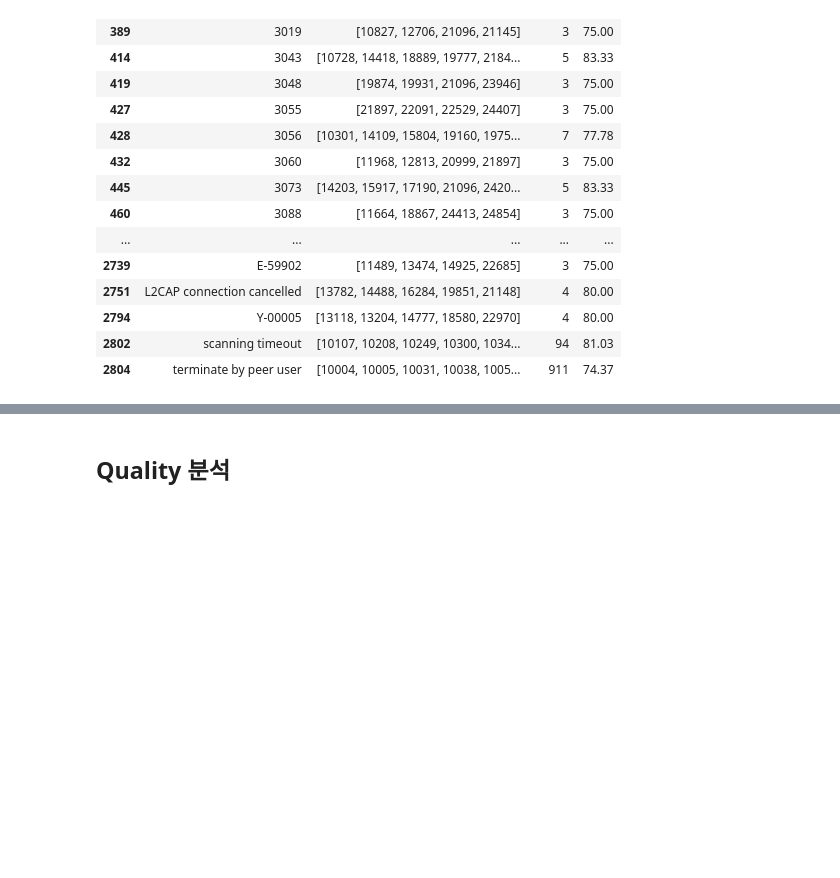
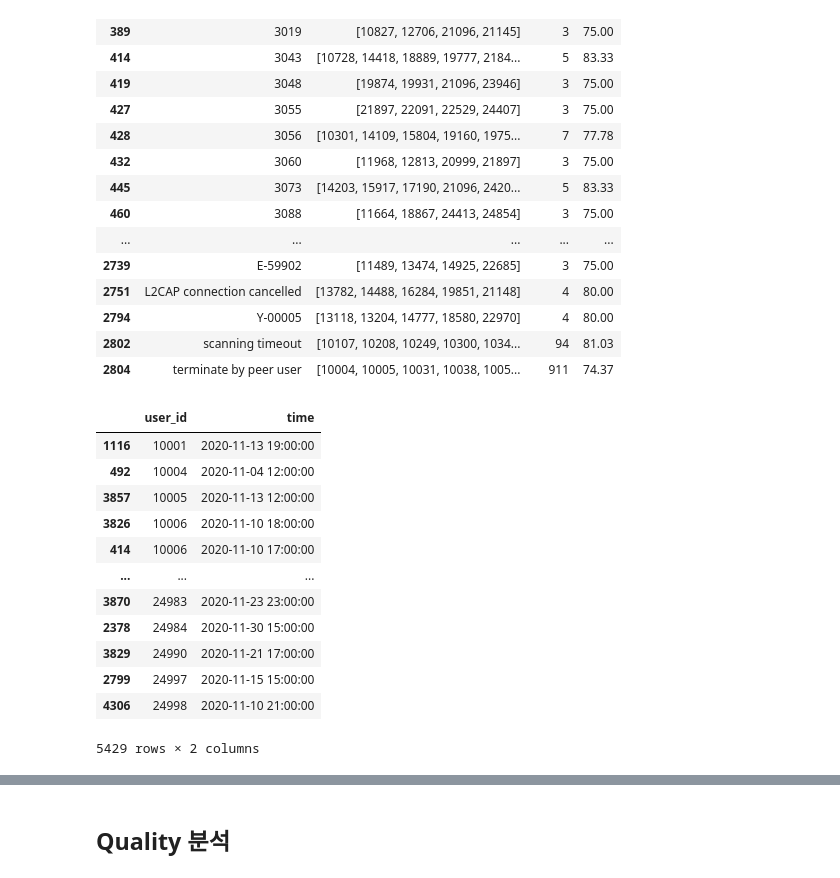
Before and after one commit to LEEHM97/machine-learning-exercises, a Jupyter notebook: 10.DAYCON대회_사용자불편예지/EDA.ipynb, the cells around one changed output, grey strips where cells are left out. Drawn from its saved outputs; the diff is of its cells as text; code cells hidden in the pictures; blank space fills up the shorter version.

```diff
--- a/10.DAYCON대회_사용자불편예지/EDA.ipynb
+++ b/10.DAYCON대회_사용자불편예지/EDA.ipynb
@@ -604,3 +604,19 @@ errcode_df[(errcode_df['rate']>70) & (errcode_df['rate']<100) ]
 | 2794 | Y-00005 | [13118, 13204, 14777, 18580, 22970] | 4 | 80.00 |
 | 2802 | scanning timeout | [10107, 10208, 10249, 10300, 1034... | 94 | 81.03 |
 | 2804 | terminate by peer user | [10004, 10005, 10031, 10038, 1005... | 911 | 74.37 |
+# %%
+train_problem.sort_values('user_id')
+# %% [output]
+|  | user_id | time |
+| 1116 | 10001 | 2020-11-13 19:00:00 |
+| 492 | 10004 | 2020-11-04 12:00:00 |
+| 3857 | 10005 | 2020-11-13 12:00:00 |
+| 3826 | 10006 | 2020-11-10 18:00:00 |
+| 414 | 10006 | 2020-11-10 17:00:00 |
+| ... | ... | ... |
+| 3870 | 24983 | 2020-11-23 23:00:00 |
+| 2378 | 24984 | 2020-11-30 15:00:00 |
+| 3829 | 24990 | 2020-11-21 17:00:00 |
+| 2799 | 24997 | 2020-11-15 15:00:00 |
+| 4306 | 24998 | 2020-11-10 21:00:00 |
+5429 rows × 2 columns
```
Also changed, not shown: parts of 18 cells of this notebook.
